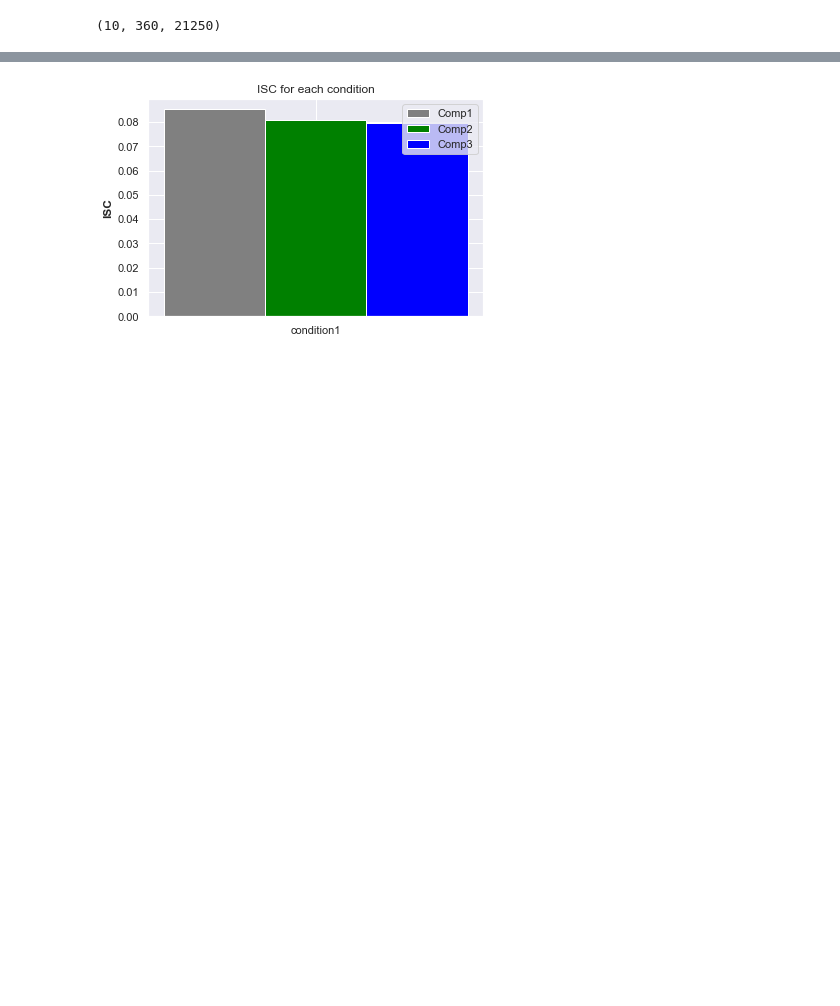
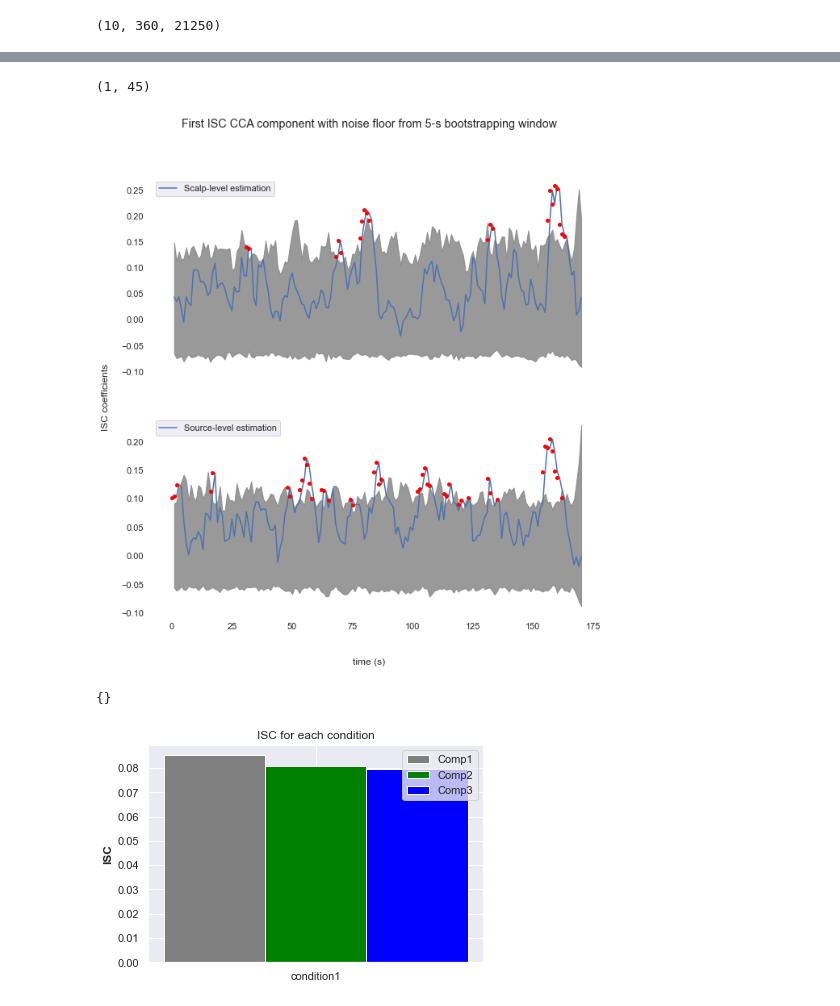
Before and after one commit to venkateshness/Internship_HBN, a Jupyter notebook: filtered_ipynbs/Big_Daddy_latest.ipynb, the cells around one changed output, grey strips where cells are left out. Cells and saved outputs as stored; diff of their text form; code cells hidden in the pictures; blank space fills up the shorter version.

```diff
--- a/filtered_ipynbs/Big_Daddy_latest.ipynb
+++ b/filtered_ipynbs/Big_Daddy_latest.ipynb
@@ -610,3 +617,52 @@ Text(0, 0.5, 'ISC coefficient')
+# %%
+
+np.shape(significance)
+# %% [output]
+(1, 45)
+# %%
+isc_result_old = np.load('/users/local/Venkatesh/Generated_Data/CCA_ISC.npz')['CCA_ISC']
+significance = np.array(np.where(np.max(np.array(v)[:,0,:],axis=0)<isc_results['condition1']['ISC_persecond'][0]))
+
+noise = np.load('/users/local/Venkatesh/Generated_Data/noise_floor.npz')['a']
+significance_old = np.array(np.where(np.max(np.array(noise)[:,0,:],axis=0)<isc_result_old[0]))
+
+fig = plt.figure(figsize = (10,10))
+ax1 = plt.subplot(211, frameon=False)
+ax2 = plt.subplot(212, frameon=False)
+
+
+ax1.plot(range(1,171),isc_result_old[0], label='Scalp-level estimation')
+ax1.fill_between(range(1,171),np.max(np.array(noise)[:,0,:],axis=0).T,np.min(np.array(noise)[:,0,:],axis=0).T,color ='grey',alpha=0.8)
+ax1.plot(significance_old,isc_result_old[0][significance_old],
+              marker='o', ls="",color='red',markersize=4)
+ax1.legend(loc="upper left")
+
+
+
+ax2.plot(range(1,171),isc_results['condition1']['ISC_persecond'][0], label='Source-level estimation')
+ax2.fill_between(range(1,171),np.max(np.array(v)[:,0,:],axis=0).T,np.min(np.array(v)[:,0,:],axis=0).T,color ='grey',alpha=0.8)
+ax2.plot(significance,isc_results['condition1']['ISC_persecond'][0][significance],
+              marker='o', ls="",color='red',markersize=4)
+ax2.legend(loc="upper left")
+
+
+ax1.get_shared_x_axes().join(ax1, ax2)
+ax1.set_xticklabels([])
+fig.text(0.5, 0.04, 'time (s)', ha='center')
+fig.text(0.04, 0.5, 'ISC coefficients', va='center', rotation='vertical')
+plt.suptitle('First ISC CCA component with noise floor from 5-s bootstrapping window')
+fig.savefig('/homes/v20subra/S4B2/eLORETA_extensive_validation/scalp_source_noise_floor.jpeg')
+# %% [output]
+[figure, added]
+# %%
+plt.fill_between(range(1,171),np.max(np.array(v)[:,0,:],axis=0).T,np.min(np.array(v)[:,0,:],axis=0).T,color ='grey',alpha=0.8)
+plt.plot(significance,isc_results['condition1']['ISC_persecond'][0][significance],
+              marker='o', ls="",color='red')
+plt.title('First component with 5-seconds block')
+plt.xlabel('time (s)')
+plt.ylabel('ISC')
+# %% [output]
+{}
 # %%
 import matplotlib.pyplot as plt
 import numpy as np
```
Also changed, not shown: parts of 19 cells of this notebook, 3 other files.
